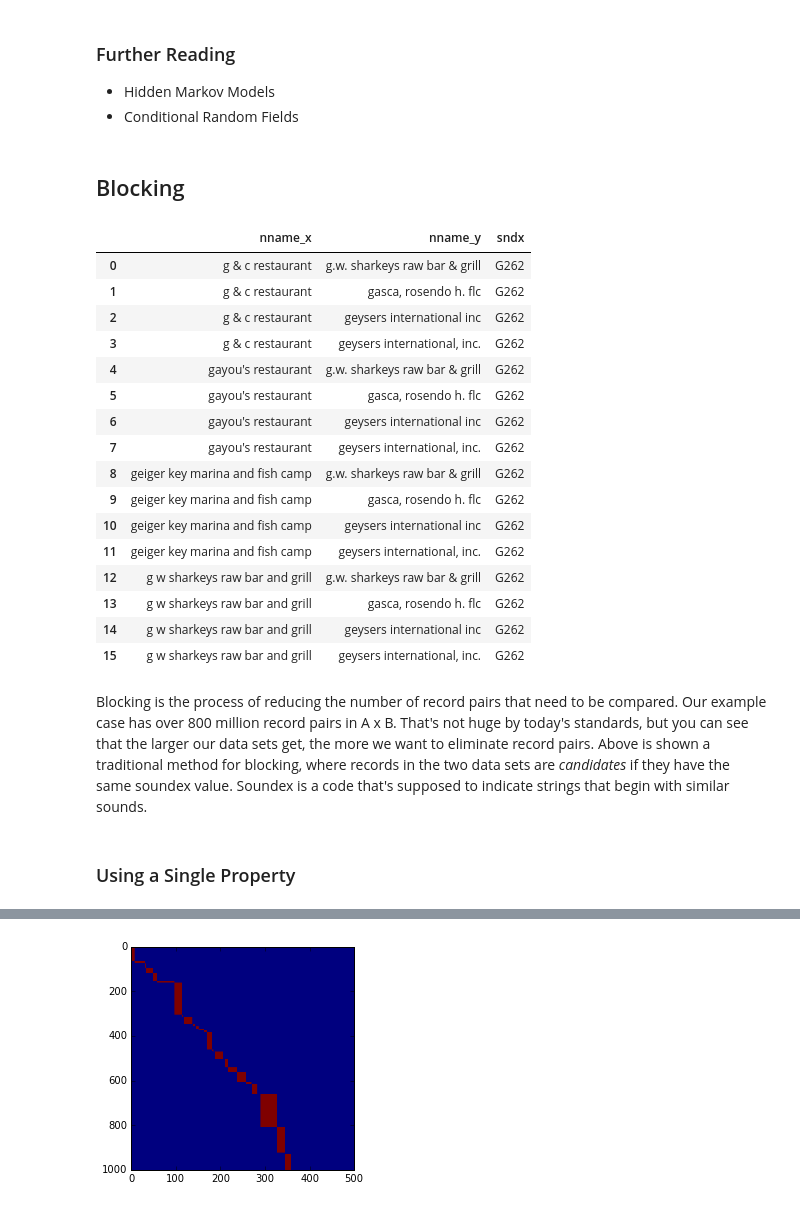
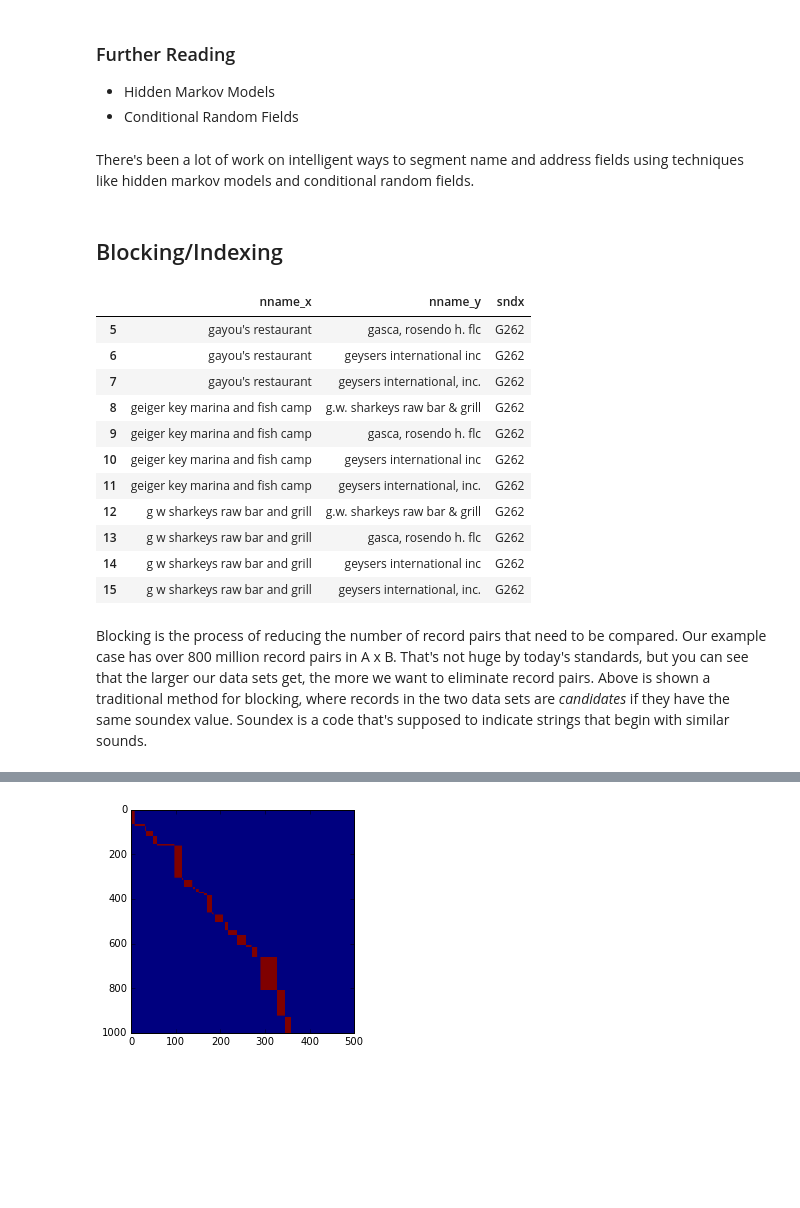
Before and after one commit to mikemull/Notebooks, a Jupyter notebook: PyDataNYCSlides.ipynb, the cells around one changed output, grey strips where cells are left out. Cells and saved outputs as stored; diff of their text form; code cells hidden in the pictures; blank space fills up the shorter version.

```diff
--- a/PyDataNYCSlides.ipynb
+++ b/PyDataNYCSlides.ipynb
@@ -605,19 +617,18 @@ Here i'm using the geopy library to calculate the distances between the points w
 
 - Hidden Markov Models
 - Conditional Random Fields
+# %% [markdown]
+There's been a lot of work on intelligent ways to segment name and address fields using techniques like hidden markov models and conditional random fields.
 # %% [markdown]
-## Blocking
+## Blocking/Indexing
 # %%
 df_fl_a['sndx'] = df_fl_a.nname.apply(jellyfish.soundex)
 df_oge_a_fl['sndx'] = df_oge_a_fl.nname.apply(jellyfish.soundex)
-df_fl_a[df_fl_a.sndx=='G262'].merge(df_oge_a_fl[df_oge_a_fl.sndx=='G262'], on='sndx')[['nname_x','nname_y','sndx']]
+df_blocks = df_fl_a[df_fl_a.sndx=='G262'].merge(df_oge_a_fl[df_oge_a_fl.sndx=='G262'],
+                                    on='sndx')[['nname_x','nname_y','sndx']].ix[5:15]
+HTML(df_blocks.to_html(classes='block_rows'))
 # %% [output]
 |  | nname_x | nname_y | sndx |
-| 0 | g & c restaurant | g.w. sharkeys raw bar & grill | G262 |
-| 1 | g & c restaurant | gasca, rosendo h. flc | G262 |
-| 2 | g & c restaurant | geysers international inc | G262 |
-| 3 | g & c restaurant | geysers international, inc. | G262 |
-| 4 | gayou's restaurant | g.w. sharkeys raw bar & grill | G262 |
 | 5 | gayou's restaurant | gasca, rosendo h. flc | G262 |
 | 6 | gayou's restaurant | geysers international inc | G262 |
 | 7 | gayou's restaurant | geysers international, inc. | G262 |
@@ -631,5 +642,3 @@ df_fl_a[df_fl_a.sndx=='G262'].merge(df_oge_a_fl[df_oge_a_fl.sndx=='G262'], on='s
 | 15 | g w sharkeys raw bar and grill | geysers international, inc. | G262 |
 # %% [markdown]
 Blocking is the process of reducing the number of record pairs that need to be compared.  Our example case has over 800 million record pairs in A x B. That's not huge by today's standards, but you can see that the larger our data sets get, the more we want to eliminate record pairs.  Above is shown a traditional method for blocking, where records in the two data sets are _candidates_ if they have the same soundex value.  Soundex is a code that's supposed to indicate strings that begin with similar sounds.
-# %% [markdown]
-### Using a Single Property
```
Also changed, not shown: parts of 42 cells of this notebook, 2 other files.
